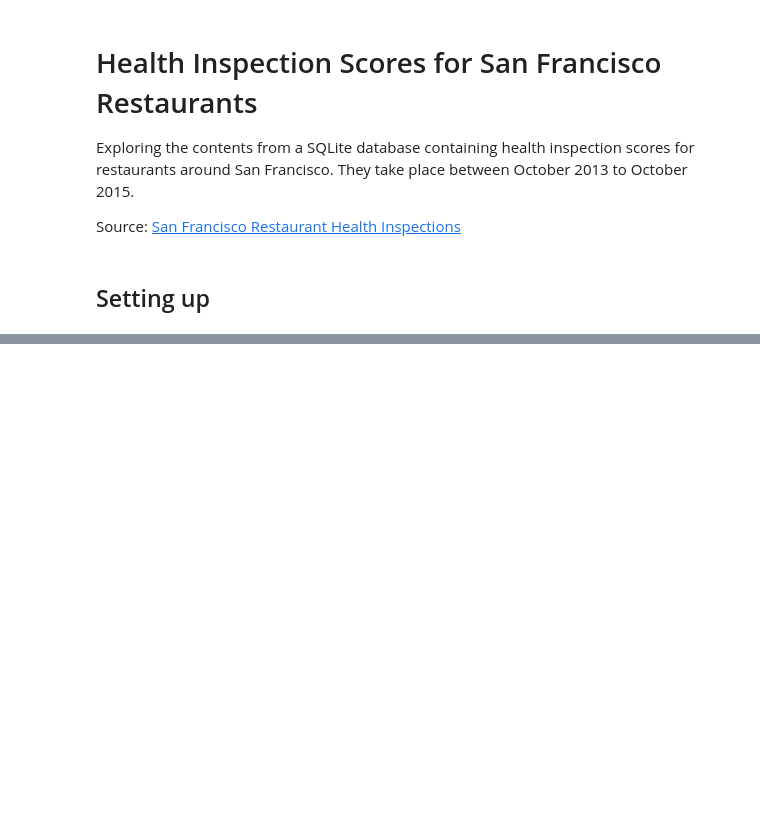
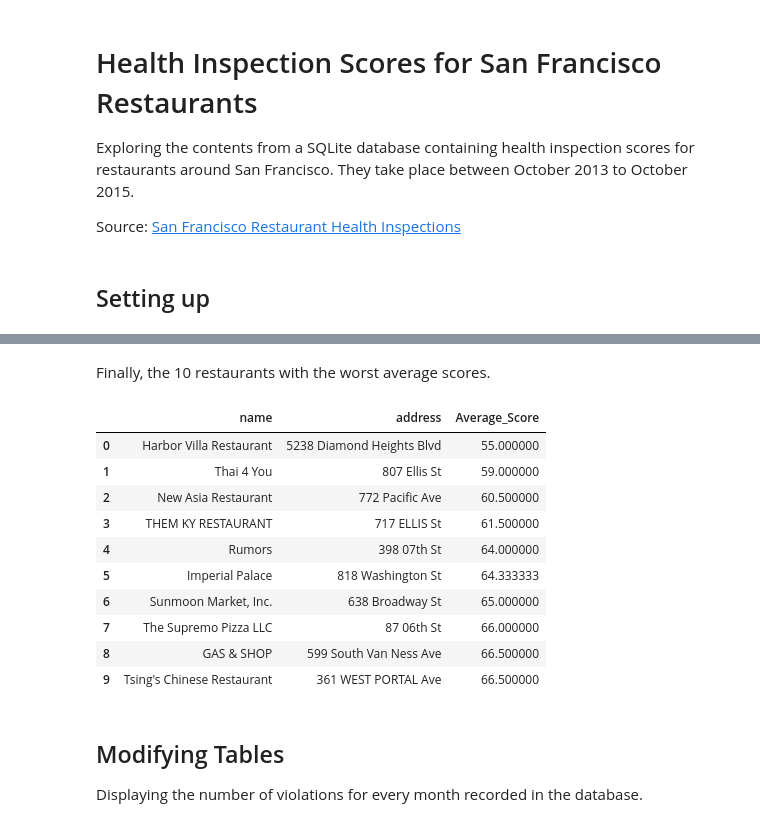
Before and after one commit to the-aaj/portfolio, a Jupyter notebook: San Francisco Health Inspections/San Francisco Restaurant Scores.ipynb, the cells around one changed output, grey strips where cells are left out. Drawn from its saved outputs; the diff is of its cells as text; code cells hidden in the pictures; blank space fills up the shorter version.

```diff
--- a/San Francisco Health Inspections/San Francisco Restaurant Scores.ipynb
+++ b/San Francisco Health Inspections/San Francisco Restaurant Scores.ipynb
@@ -107,3 +151,36 @@ run_query(top20_avg_violations_query)
+# %% [markdown]
+Finally, the 10 restaurants with the worst average scores.
+# %%
+# Returning restaurants with the lowest average inspections scores
+
+worst10_scores_query = """
+
+SELECT b.name, b.address, AVG(i.Score) Average_Score
+FROM businesses b
+INNER JOIN inspections i ON b.business_id = i.business_id
+GROUP BY b.business_id
+HAVING i.Score IS NOT NULL
+ORDER BY Average_Score
+LIMIT 10
+"""
+
+run_query(worst10_scores_query)
+# %% [output]
+|  | name | address | Average_Score |
+| 0 | Harbor Villa Restaurant | 5238 Diamond Heights Blvd | 55.000000 |
+| 1 | Thai 4 You | 807 Ellis St | 59.000000 |
+| 2 | New Asia Restaurant | 772 Pacific Ave | 60.500000 |
+| 3 | THEM KY RESTAURANT | 717 ELLIS St | 61.500000 |
+| 4 | Rumors | 398 07th St | 64.000000 |
+| 5 | Imperial Palace | 818 Washington St | 64.333333 |
+| 6 | Sunmoon Market, Inc. | 638 Broadway St | 65.000000 |
+| 7 | The Supremo Pizza LLC | 87 06th St | 66.000000 |
+| 8 | GAS & SHOP | 599 South Van Ness Ave | 66.500000 |
+| 9 | Tsing's Chinese Restaurant | 361 WEST PORTAL Ave | 66.500000 |
+# %% [markdown]
+## Modifying Tables
+
+Displaying the number of violations for every month recorded in the database.
 # %%
 # Returning the number of violations per Month-Year combination
 
```
Also changed, not shown: parts of 12 cells of this notebook, 1 other file.
